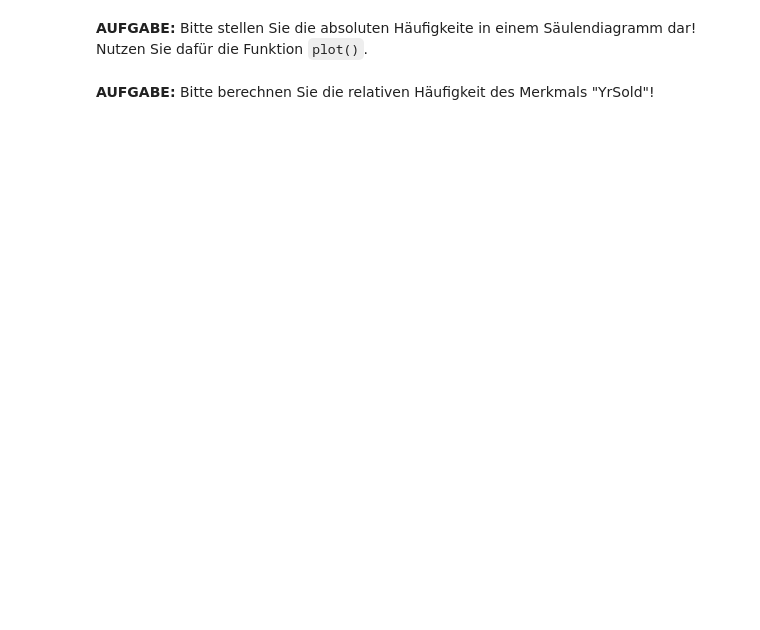
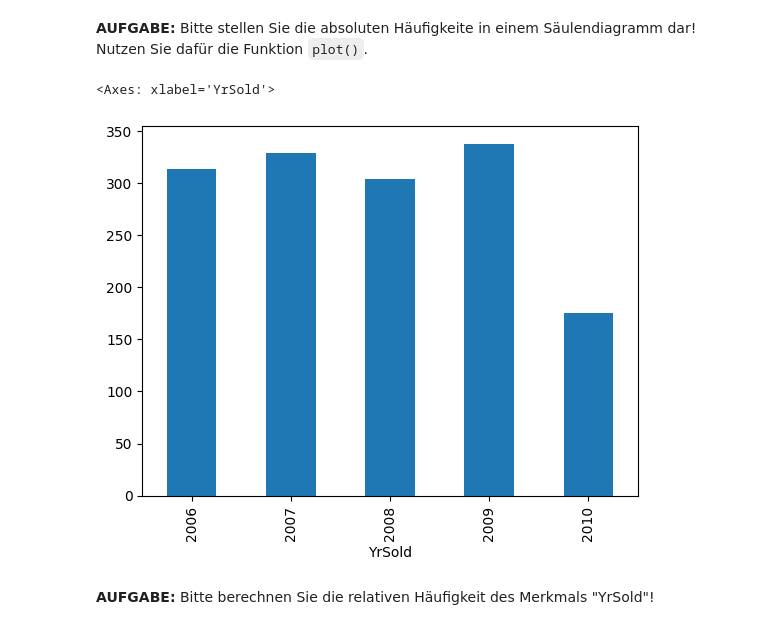
Before and after one commit to AlexKressner/Statistik, a Jupyter notebook: Deskriptive_Statistik.ipynb, the cells around one changed output. Drawn from its saved outputs; the diff is of its cells as text; code cells hidden in the pictures; blank space fills up the shorter version.

```diff
--- a/Deskriptive_Statistik.ipynb
+++ b/Deskriptive_Statistik.ipynb
@@ -30,4 +74,9 @@ data.YrSold = data.YrSold.astype("object")
 # %% [markdown]
 **AUFGABE:** Bitte stellen Sie die absoluten Häufigkeite in einem Säulendiagramm dar! Nutzen Sie dafür die Funktion `plot()`.
+# %%
+data.YrSold.value_counts().sort_index().plot(kind="bar")
+# %% [output]
+<Axes: xlabel='YrSold'>
+[figure, added]
 # %% [markdown]
 **AUFGABE:** Bitte berechnen Sie die relativen Häufigkeit des Merkmals "YrSold"!
```
Also changed, not shown: parts of 8 cells of this notebook.
